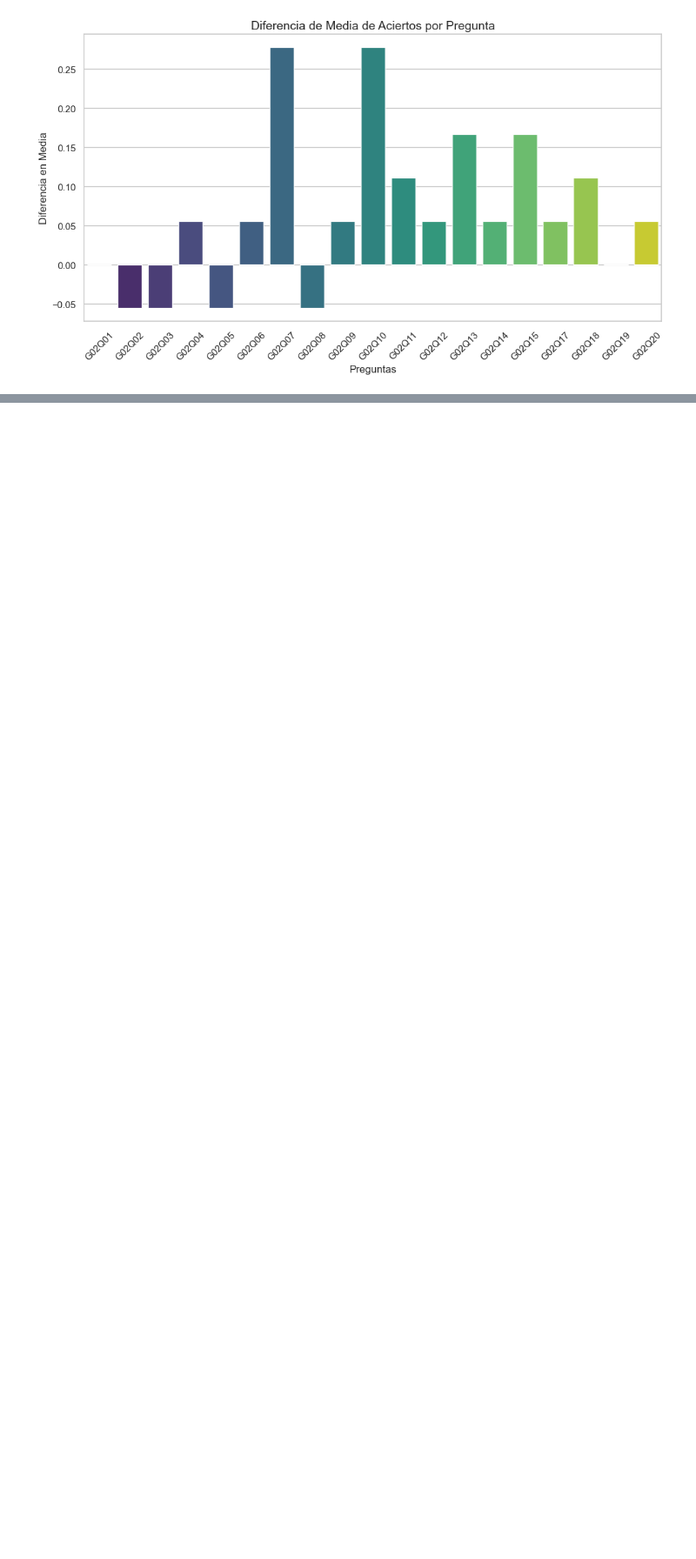
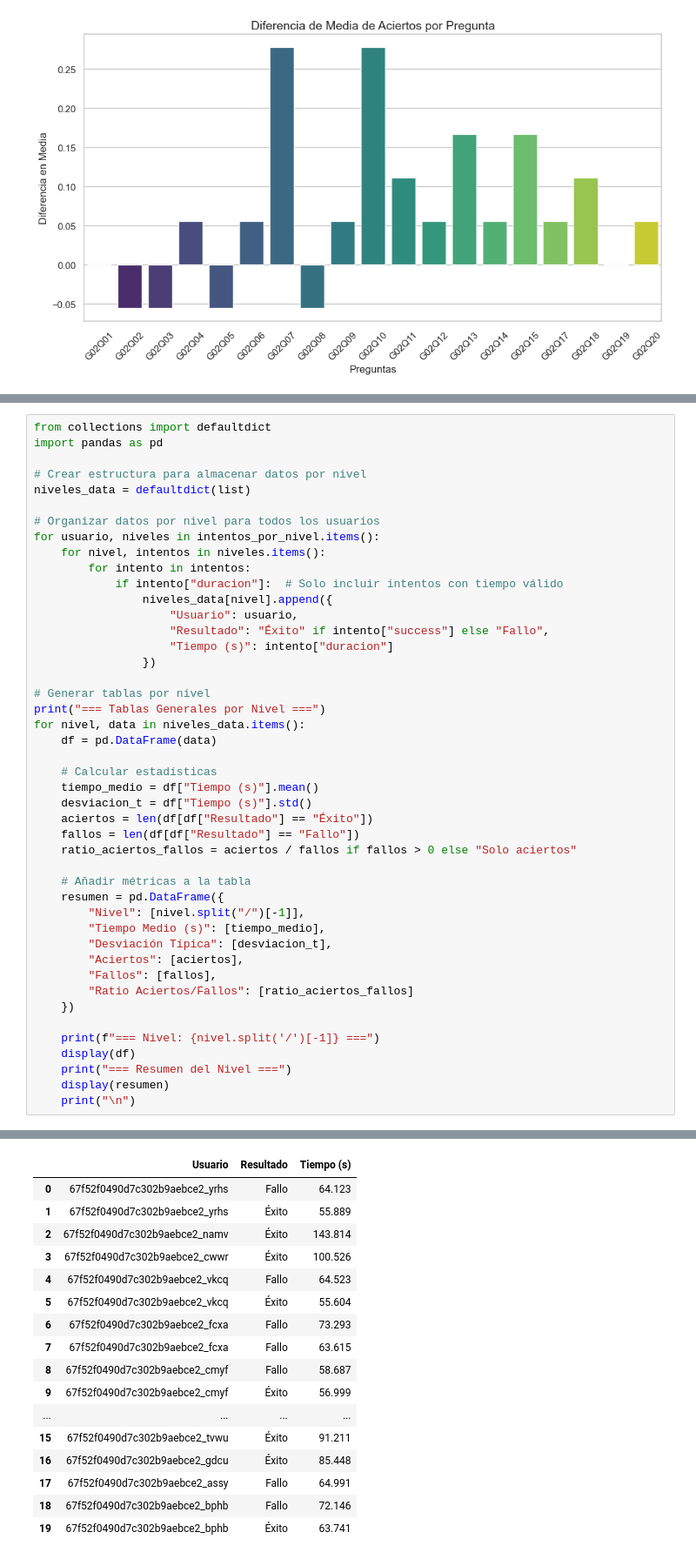
Before and after one commit to admont02/TFG-SimonaAntonova-AdrianMontero, a Jupyter notebook: AnalisisDeDatos.ipynb, the cells around one changed output, grey strips where cells are left out. Shown at 87% size. Cells and saved outputs as stored; diff of their text form; blank space fills up the shorter version.

Commit message:
mas tablas

```diff
--- a/AnalisisDeDatos.ipynb
+++ b/AnalisisDeDatos.ipynb
@@ -765,0 +581,46 @@ Usuario: 67f52f0490d7c302b9aebce2_vkcq
+# %%
+from collections import defaultdict
+import pandas as pd
+
+# Crear estructura para almacenar datos por nivel
+niveles_data = defaultdict(list)
+
+# Organizar datos por nivel para todos los usuarios
+for usuario, niveles in intentos_por_nivel.items():
+    for nivel, intentos in niveles.items():
+        for intento in intentos:
+            if intento["duracion"]:  # Solo incluir intentos con tiempo válido
+                niveles_data[nivel].append({
+                    "Usuario": usuario,
+                    "Resultado": "Éxito" if intento["success"] else "Fallo",
+                    "Tiempo (s)": intento["duracion"]
+                })
+
+# Generar tablas por nivel
+print("=== Tablas Generales por Nivel ===")
+for nivel, data in niveles_data.items():
+    df = pd.DataFrame(data)
+
+    # Calcular estadísticas
+    tiempo_medio = df["Tiempo (s)"].mean()
+    desviacion_t = df["Tiempo (s)"].std()
+    aciertos = len(df[df["Resultado"] == "Éxito"])
+    fallos = len(df[df["Resultado"] == "Fallo"])
+    ratio_aciertos_fallos = aciertos / fallos if fallos > 0 else "Solo aciertos"
+
+    # Añadir métricas a la tabla
+    resumen = pd.DataFrame({
+        "Nivel": [nivel.split("/")[-1]],
+        "Tiempo Medio (s)": [tiempo_medio],
+        "Desviación Típica": [desviacion_t],
+        "Aciertos": [aciertos],
+        "Fallos": [fallos],
+        "Ratio Aciertos/Fallos": [ratio_aciertos_fallos]
+    })
+
+    print(f"=== Nivel: {nivel.split('/')[-1]} ===")
+    display(df)
+    print("=== Resumen del Nivel ===")
+    display(resumen)
+    print("\n")
+# %% [output]
@@ -765,0 +649,17 @@ Usuario: 67f52f0490d7c302b9aebce2_vkcq
+|  | Usuario | Resultado | Tiempo (s) |
+| 0 | 67f52f0490d7c302b9aebce2_yrhs | Fallo | 64.123 |
+| 1 | 67f52f0490d7c302b9aebce2_yrhs | Éxito | 55.889 |
+| 2 | 67f52f0490d7c302b9aebce2_namv | Éxito | 143.814 |
+| 3 | 67f52f0490d7c302b9aebce2_cwwr | Éxito | 100.526 |
+| 4 | 67f52f0490d7c302b9aebce2_vkcq | Fallo | 64.523 |
+| 5 | 67f52f0490d7c302b9aebce2_vkcq | Éxito | 55.604 |
+| 6 | 67f52f0490d7c302b9aebce2_fcxa | Fallo | 73.293 |
+| 7 | 67f52f0490d7c302b9aebce2_fcxa | Fallo | 63.615 |
+| 8 | 67f52f0490d7c302b9aebce2_cmyf | Fallo | 58.687 |
+| 9 | 67f52f0490d7c302b9aebce2_cmyf | Éxito | 56.999 |
+| ... | ... | ... | ... |
+| 15 | 67f52f0490d7c302b9aebce2_tvwu | Éxito | 91.211 |
+| 16 | 67f52f0490d7c302b9aebce2_gdcu | Éxito | 85.448 |
+| 17 | 67f52f0490d7c302b9aebce2_assy | Fallo | 64.991 |
+| 18 | 67f52f0490d7c302b9aebce2_bphb | Fallo | 72.146 |
+| 19 | 67f52f0490d7c302b9aebce2_bphb | Éxito | 63.741 |
```
Also changed, not shown: parts of 9 cells of this notebook.
